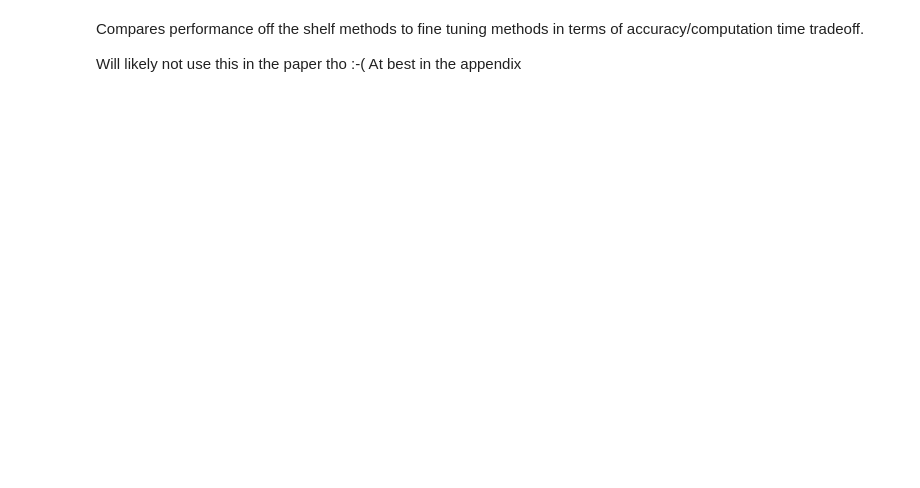
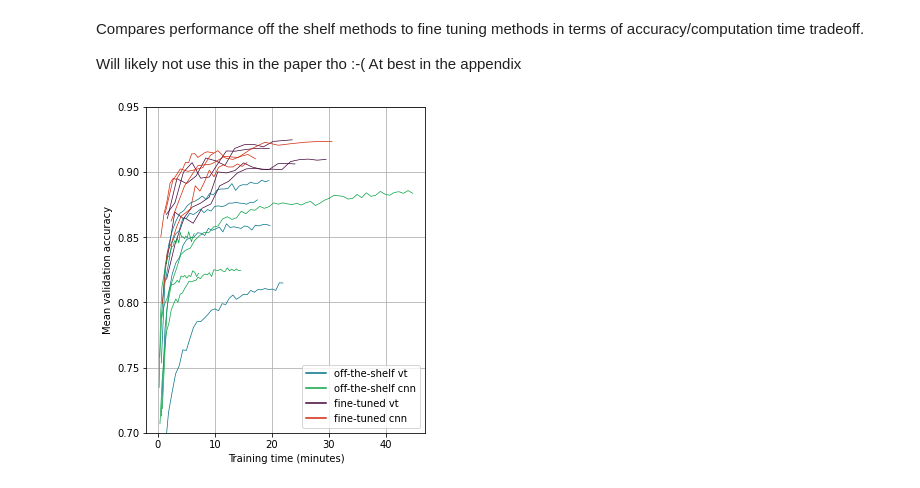
Before and after one commit to IndoorAdventurer/ViTTransferLearningForArtClassification, a Jupyter notebook: result_analysis/ots_vs_ft.ipynb, the cells around one changed output. Drawn from its saved outputs; the diff is of its cells as text; code cells hidden in the pictures; blank space fills up the shorter version.

Commit message:
Some tweaks to the slides and fixed a problem with one of the plots.

```diff
--- a/result_analysis/ots_vs_ft.ipynb
+++ b/result_analysis/ots_vs_ft.ipynb
@@ -51,35 +51,37 @@ ots_cnn = "#05a344"
 ft_vit = "#420136"
 ft_cnn = "#d12506"
 
 def accAgainstTime(acc, epoch_time, col):
     x = [(epoch_time / 60) * (1 + ep) for ep in range(len(acc))]
     plt.plot(x, acc, color=col, linewidth=0.7)
 
 for model in models:
     color = ots_vit if models[model]["vit"] else ots_cnn
     accAgainstTime(models[model]["ots_val"], models[model]["ots_epoch_dur"], color)
 
     color = ft_vit if models[model]["vit"] else ft_cnn
     accAgainstTime(models[model]["ft_val"], models[model]["ft_epoch_dur"], color)
 
 plt.grid()
 plt.xlabel("Training time (minutes)")
 plt.ylabel("Mean validation accuracy")
 plt.ylim(top=.95, bottom=0.7)
 
 fig = plt.gcf()
 fig.set_size_inches(5, 6)
 
 forlegend = [
-    plt.Line2D([0], [0], color=ots_vit, label="off-the-shelf vit"),
+    plt.Line2D([0], [0], color=ots_vit, label="off-the-shelf vt"),
     plt.Line2D([0], [0], color=ots_cnn, label="off-the-shelf cnn"),
-    plt.Line2D([0], [0], color=ft_vit, label="fine-tuned vit"),
+    plt.Line2D([0], [0], color=ft_vit, label="fine-tuned vt"),
     plt.Line2D([0], [0], color=ft_cnn, label="fine-tuned cnn")
 ]
 plt.legend(handles=forlegend)
 
 # plt.show()
 plt.savefig(os.path.join(target_dir, f"val_acc_vs_time_{dataset}.svg"), format="svg")
+# %% [output]
+[figure, added]
 # %%
 def markDot(x, y, x_std, y_std, col):
     plt.plot([x], [y], marker="o", color=col)
```
Also changed, not shown: parts of 1 cell of this notebook, 5 other files.
